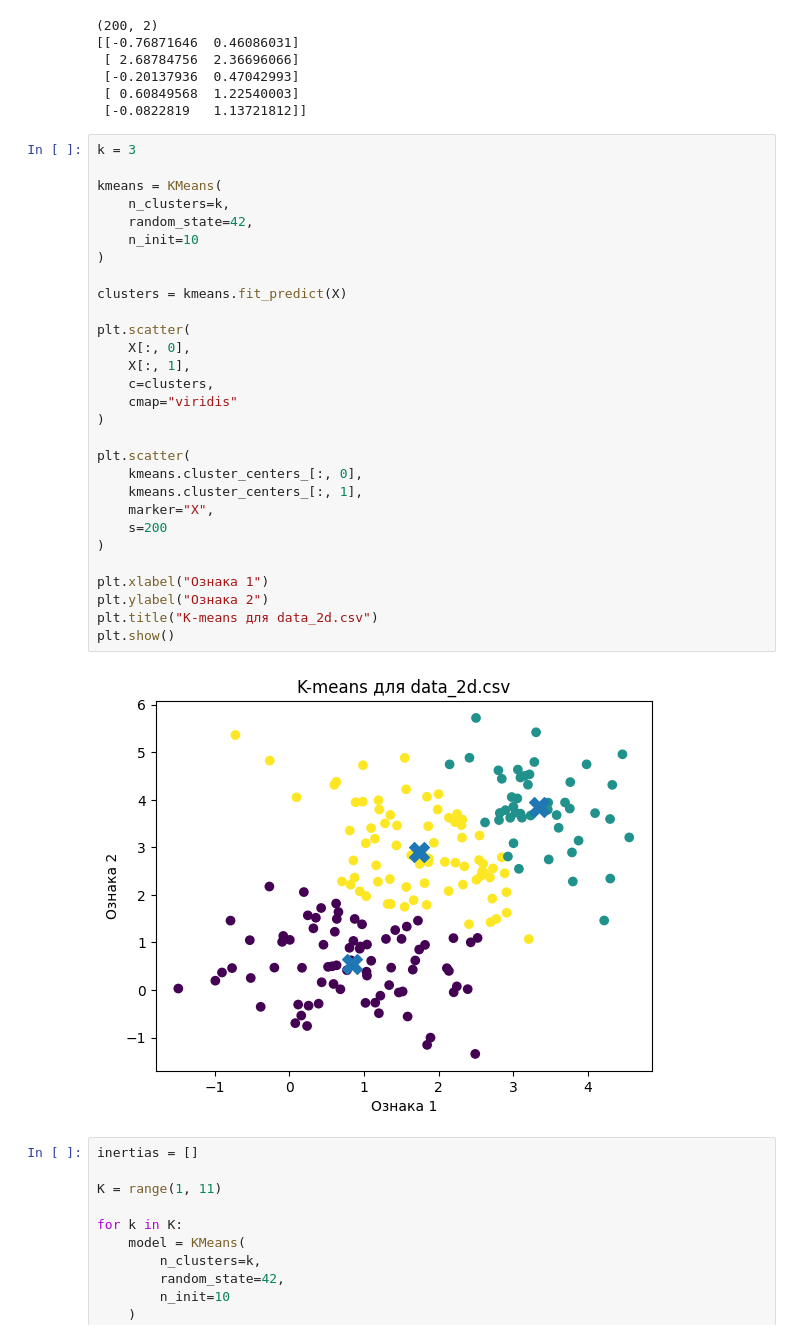
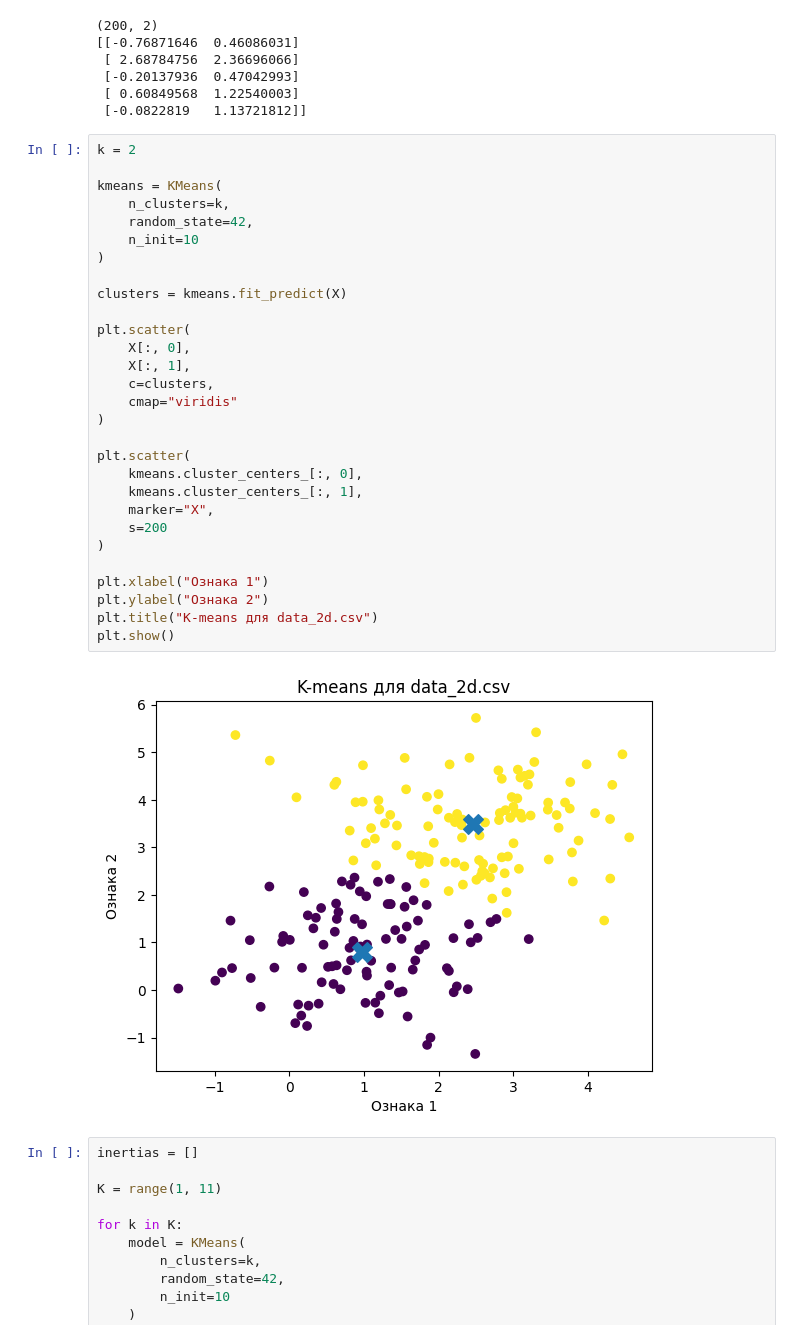
Before and after one commit to Viktoriia-code26/goit_data_ML_Hw_06, a Jupyter notebook: HwML_6.ipynb, the cells around one changed output. Saved outputs shown, nothing was run; the diff lists cells and outputs as text.

```diff
--- a/HwML_6.ipynb
+++ b/HwML_6.ipynb
@@ -74,36 +74,36 @@ print(X[:5])
  [ 0.60849568  1.22540003]
  [-0.0822819   1.13721812]]
 # %%
-k = 3
+k = 2
 
 kmeans = KMeans(
     n_clusters=k,
     random_state=42,
     n_init=10
 )
 
 clusters = kmeans.fit_predict(X)
 
 plt.scatter(
     X[:, 0],
     X[:, 1],
     c=clusters,
     cmap="viridis"
 )
 
 plt.scatter(
     kmeans.cluster_centers_[:, 0],
     kmeans.cluster_centers_[:, 1],
     marker="X",
     s=200
 )
 
 plt.xlabel("Ознака 1")
 plt.ylabel("Ознака 2")
 plt.title("K-means для data_2d.csv")
 plt.show()
 # %% [output]
-[figure, old version]
+[figure, new version]
 # %%
 inertias = []
 
```
Also changed, not shown: parts of 11 cells of this notebook.
